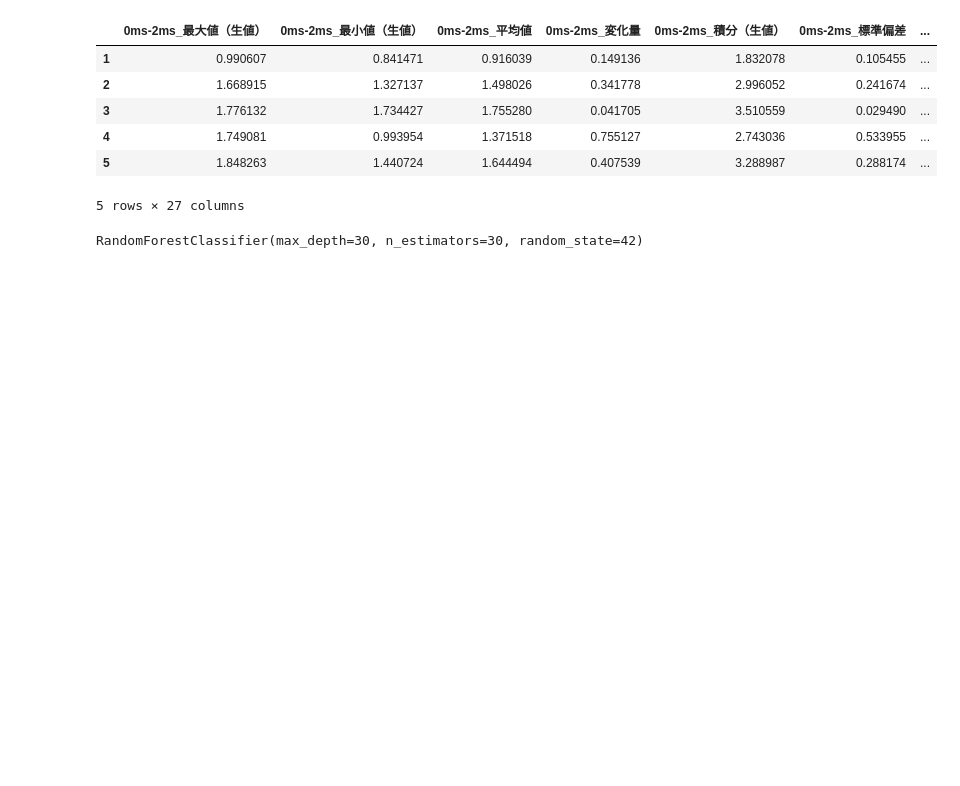
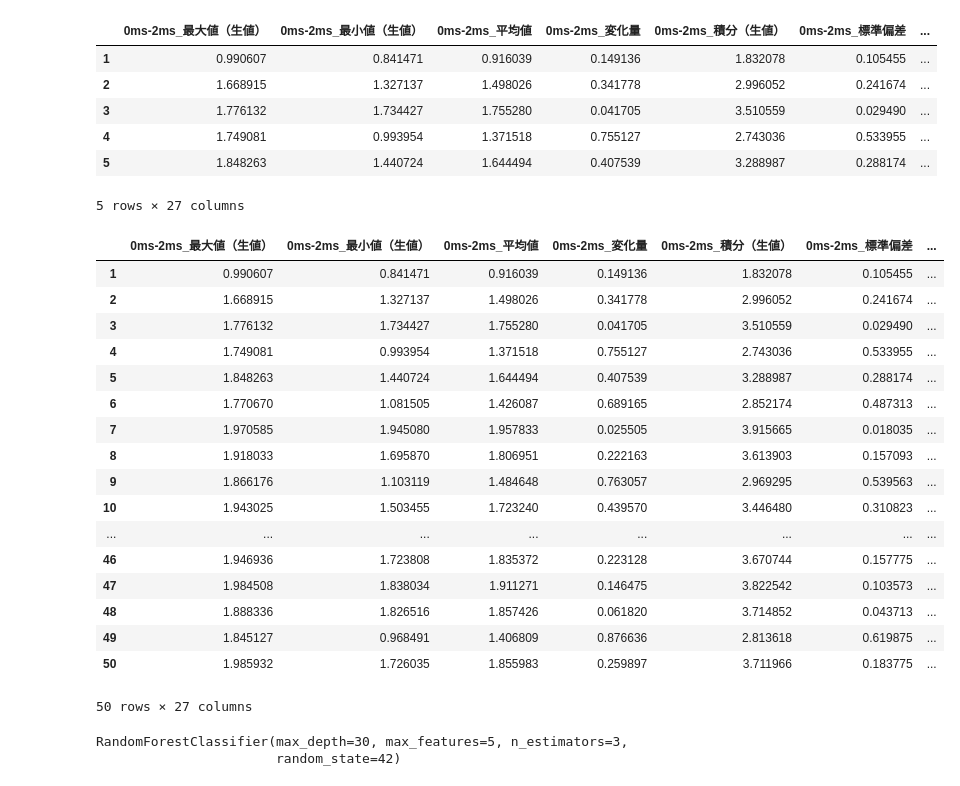
Before and after one commit to snider10/snider_folder.github.io, a Jupyter notebook: ランダムフォレスト.ipynb, the cells around one changed output. Cells and saved outputs as stored; diff of their text form; code cells hidden in the pictures; blank space fills up the shorter version.

```diff
--- a/ランダムフォレスト.ipynb
+++ b/ランダムフォレスト.ipynb
@@ -28,16 +30,37 @@ df.head()
 | 5 | 1.848263 | 1.440724 | 1.644494 | 0.407539 | 3.288987 | 0.288174 | ... |
 5 rows × 27 columns
 # %%
-train_x = df
+train_x = df.iloc[:,0:100]
 train_y = nug
+train_x
+# %% [output]
+|  | 0ms-2ms_最大値（生値） | 0ms-2ms_最小値（生値） | 0ms-2ms_平均値 | 0ms-2ms_変化量 | 0ms-2ms_積分（生値） | 0ms-2ms_標準偏差 | ... |
+| 1 | 0.990607 | 0.841471 | 0.916039 | 0.149136 | 1.832078 | 0.105455 | ... |
+| 2 | 1.668915 | 1.327137 | 1.498026 | 0.341778 | 2.996052 | 0.241674 | ... |
+| 3 | 1.776132 | 1.734427 | 1.755280 | 0.041705 | 3.510559 | 0.029490 | ... |
+| 4 | 1.749081 | 0.993954 | 1.371518 | 0.755127 | 2.743036 | 0.533955 | ... |
+| 5 | 1.848263 | 1.440724 | 1.644494 | 0.407539 | 3.288987 | 0.288174 | ... |
+| 6 | 1.770670 | 1.081505 | 1.426087 | 0.689165 | 2.852174 | 0.487313 | ... |
+| 7 | 1.970585 | 1.945080 | 1.957833 | 0.025505 | 3.915665 | 0.018035 | ... |
+| 8 | 1.918033 | 1.695870 | 1.806951 | 0.222163 | 3.613903 | 0.157093 | ... |
+| 9 | 1.866176 | 1.103119 | 1.484648 | 0.763057 | 2.969295 | 0.539563 | ... |
+| 10 | 1.943025 | 1.503455 | 1.723240 | 0.439570 | 3.446480 | 0.310823 | ... |
+| ... | ... | ... | ... | ... | ... | ... | ... |
+| 46 | 1.946936 | 1.723808 | 1.835372 | 0.223128 | 3.670744 | 0.157775 | ... |
+| 47 | 1.984508 | 1.838034 | 1.911271 | 0.146475 | 3.822542 | 0.103573 | ... |
+| 48 | 1.888336 | 1.826516 | 1.857426 | 0.061820 | 3.714852 | 0.043713 | ... |
+| 49 | 1.845127 | 0.968491 | 1.406809 | 0.876636 | 2.813618 | 0.619875 | ... |
+| 50 | 1.985932 | 1.726035 | 1.855983 | 0.259897 | 3.711966 | 0.183775 | ... |
+50 rows × 27 columns
 # %%
 (train_x, test_x ,train_y, test_y) = train_test_split(train_x, train_y, test_size = 0.3, random_state = 42)
 # %%
-#木の最大の深さ30、木の数30個、
-random_forest = RandomForestClassifier(max_depth=30, n_estimators=30, random_state=42)
+#木の最大の深さ30、木の数3個、各決定木で使用する特徴量の最大数5個
+random_forest = RandomForestClassifier(max_features=5, max_depth=30, n_estimators=3, random_state=42)
 random_forest.fit(train_x, train_y)
 # %% [output]
-RandomForestClassifier(max_depth=30, n_estimators=30, random_state=42)
+RandomForestClassifier(max_depth=30, max_features=5, n_estimators=3,
+                       random_state=42)
 # %%
 # 予測値算出
 y_pred = random_forest.predict(test_x)
```
Also changed, not shown: parts of 13 cells of this notebook, 1 other file.
